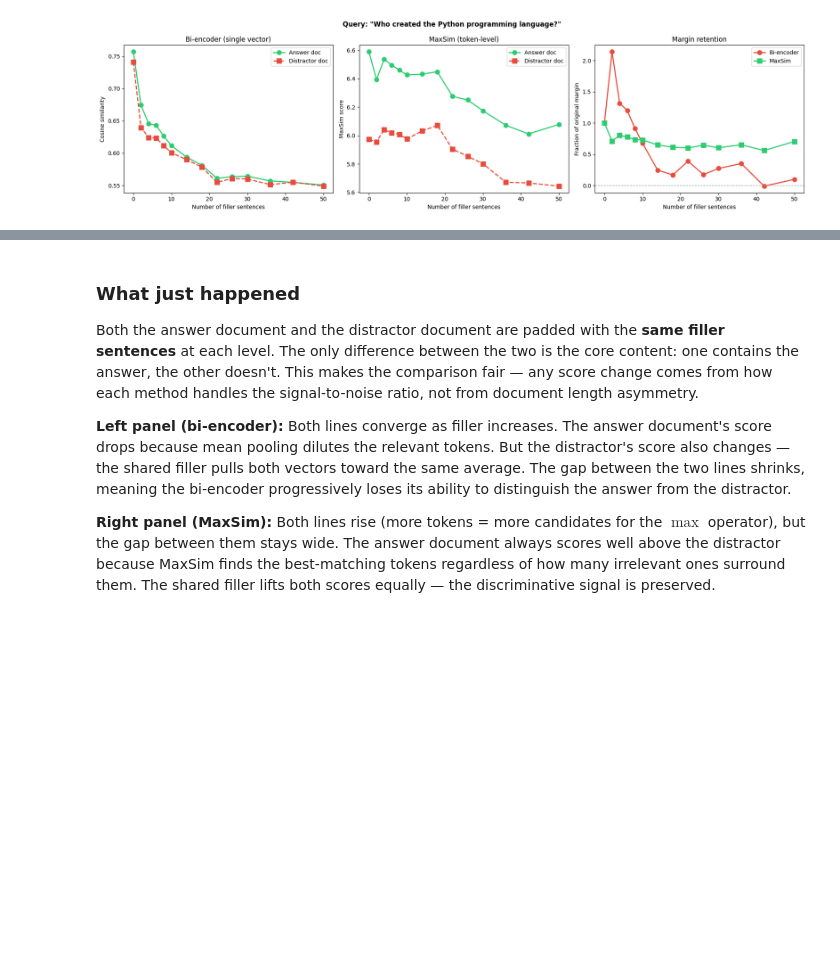
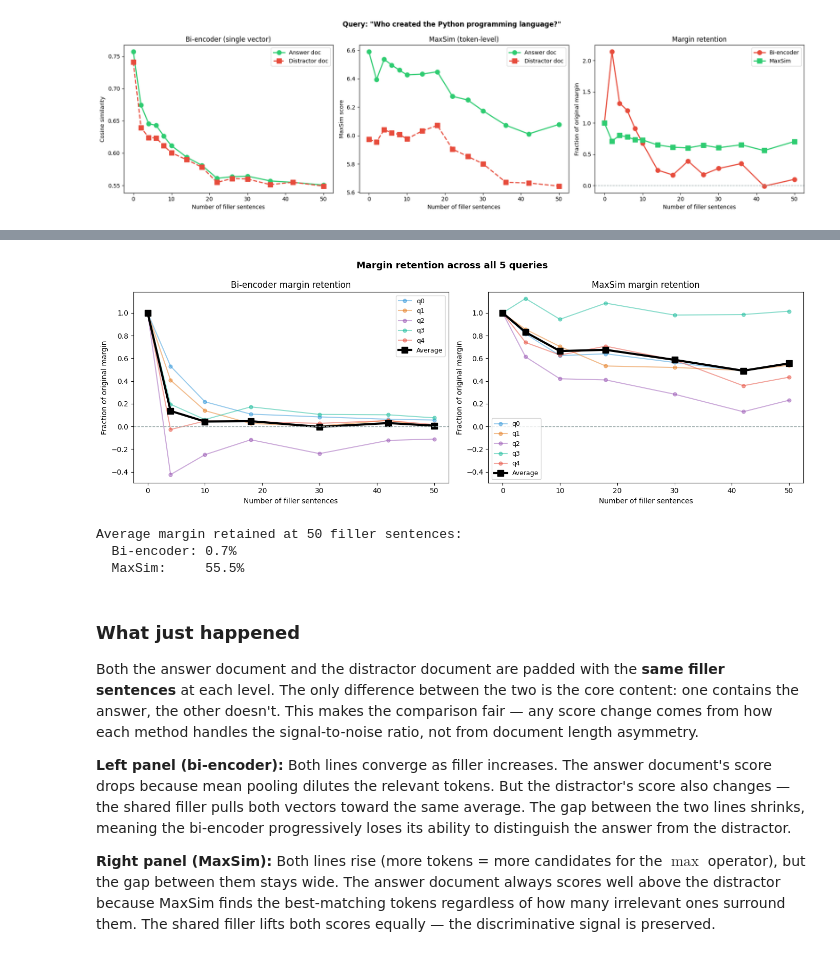
Before and after one commit to lopezmanuel8017/colbert-from-scratch, a Jupyter notebook: notebooks/02_bow_vs_embeddings.ipynb, the cells around one changed output, grey strips where cells are left out. Cells and saved outputs as stored; diff of their text form; code cells hidden in the pictures; blank space fills up the shorter version.

Commit message:
[Fix] Zero vector guard on numpy version, added small clarification on function selection, figured I'd add more samples to prove my point in dilution experiment

```diff
--- a/notebooks/02_bow_vs_embeddings.ipynb
+++ b/notebooks/02_bow_vs_embeddings.ipynb
@@ -450,3 +632,52 @@ plt.show()
+# %%
+import numpy as np
+
+fig, (ax1, ax2) = plt.subplots(1, 2, figsize=(14, 5))
+
+query_labels = [q["id"] for q in queries]
+colors = ["#3498db", "#e67e22", "#9b59b6", "#1abc9c", "#e74c3c"]
+
+# Left: bi-encoder margin retention per query
+for i, (margins, label) in enumerate(zip(all_bi_margins, query_labels)):
+    ax1.plot(check_filler_levels, margins, "o-", color=colors[i], alpha=0.5, linewidth=1.5, markersize=5, label=label)
+avg_bi = np.mean(all_bi_margins, axis=0)
+ax1.plot(check_filler_levels, avg_bi, "s-", color="black", linewidth=3, markersize=8, label="Average")
+ax1.axhline(y=0, color="#95a5a6", linestyle="--", linewidth=1)
+ax1.set_xlabel("Number of filler sentences")
+ax1.set_ylabel("Fraction of original margin")
+ax1.set_title("Bi-encoder margin retention")
+ax1.legend(fontsize=9)
+
+# Right: MaxSim margin retention per query
+for i, (margins, label) in enumerate(zip(all_ms_margins, query_labels)):
+    ax2.plot(check_filler_levels, margins, "o-", color=colors[i], alpha=0.5, linewidth=1.5, markersize=5, label=label)
+avg_ms = np.mean(all_ms_margins, axis=0)
+ax2.plot(check_filler_levels, avg_ms, "s-", color="black", linewidth=3, markersize=8, label="Average")
+ax2.axhline(y=0, color="#95a5a6", linestyle="--", linewidth=1)
+ax2.set_xlabel("Number of filler sentences")
+ax2.set_ylabel("Fraction of original margin")
+ax2.set_title("MaxSim margin retention")
+ax2.legend(fontsize=9)
+
+# Match y-axis range across both panels
+y_min = min(ax1.get_ylim()[0], ax2.get_ylim()[0])
+y_max = max(ax1.get_ylim()[1], ax2.get_ylim()[1])
+ax1.set_ylim(y_min, y_max)
+ax2.set_ylim(y_min, y_max)
+
+fig.suptitle("Margin retention across all 5 queries", fontsize=13, fontweight="bold")
+plt.tight_layout()
+fig.savefig("../figures/02_dilution_all_queries.png", dpi=150, bbox_inches="tight")
+plt.show()
+
+print(f"\nAverage margin retained at 50 filler sentences:")
+print(f"  Bi-encoder: {avg_bi[-1]:.1%}")
+print(f"  MaxSim:     {avg_ms[-1]:.1%}")
+# %% [output]
+[figure, added]
+Average margin retained at 50 filler sentences:
+  Bi-encoder: 0.7%
+  MaxSim:     55.5%
 # %% [markdown]
 ### What just happened
 
```
Also changed, not shown: parts of 13 cells of this notebook, 2 other files.
